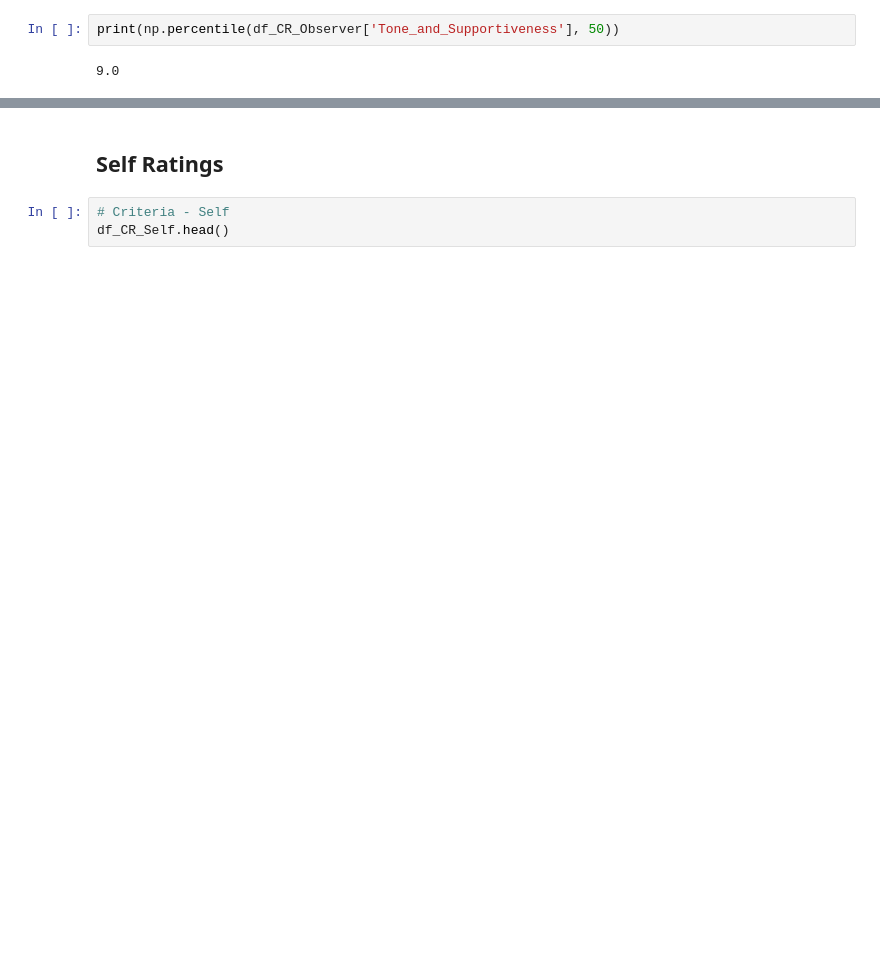
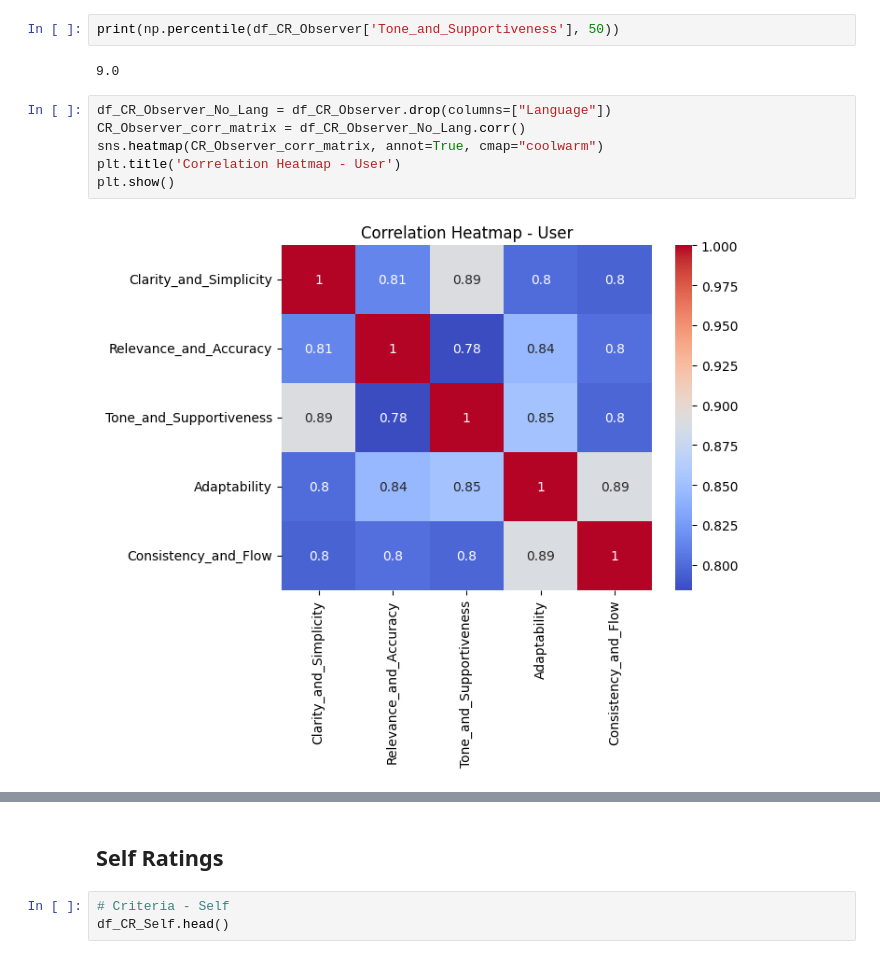
Before and after one commit to wisdom-okwen/chatbot_evaluation, a Jupyter notebook: analysis/analysis.ipynb, the cells around one changed output, grey strips where cells are left out. Cells and saved outputs as stored; diff of their text form; blank space fills up the shorter version.

Commit message:
Plot observer heatmap

```diff
--- a/analysis/analysis.ipynb
+++ b/analysis/analysis.ipynb
@@ -159,6 +159,14 @@ df_CR_Observer.describe()
 print(np.percentile(df_CR_Observer['Tone_and_Supportiveness'], 50))
 # %% [output]
 9.0
+# %%
+df_CR_Observer_No_Lang = df_CR_Observer.drop(columns=["Language"])
+CR_Observer_corr_matrix = df_CR_Observer_No_Lang.corr()
+sns.heatmap(CR_Observer_corr_matrix, annot=True, cmap="coolwarm")
+plt.title('Correlation Heatmap - User')
+plt.show()
+# %% [output]
+[figure, added]
 # %%
 for column in df_CR_Observer.columns[1:]:
     sns.histplot(df_CR_Observer[column], kde=True)
```
Also changed, not shown: parts of 5 cells of this notebook.
